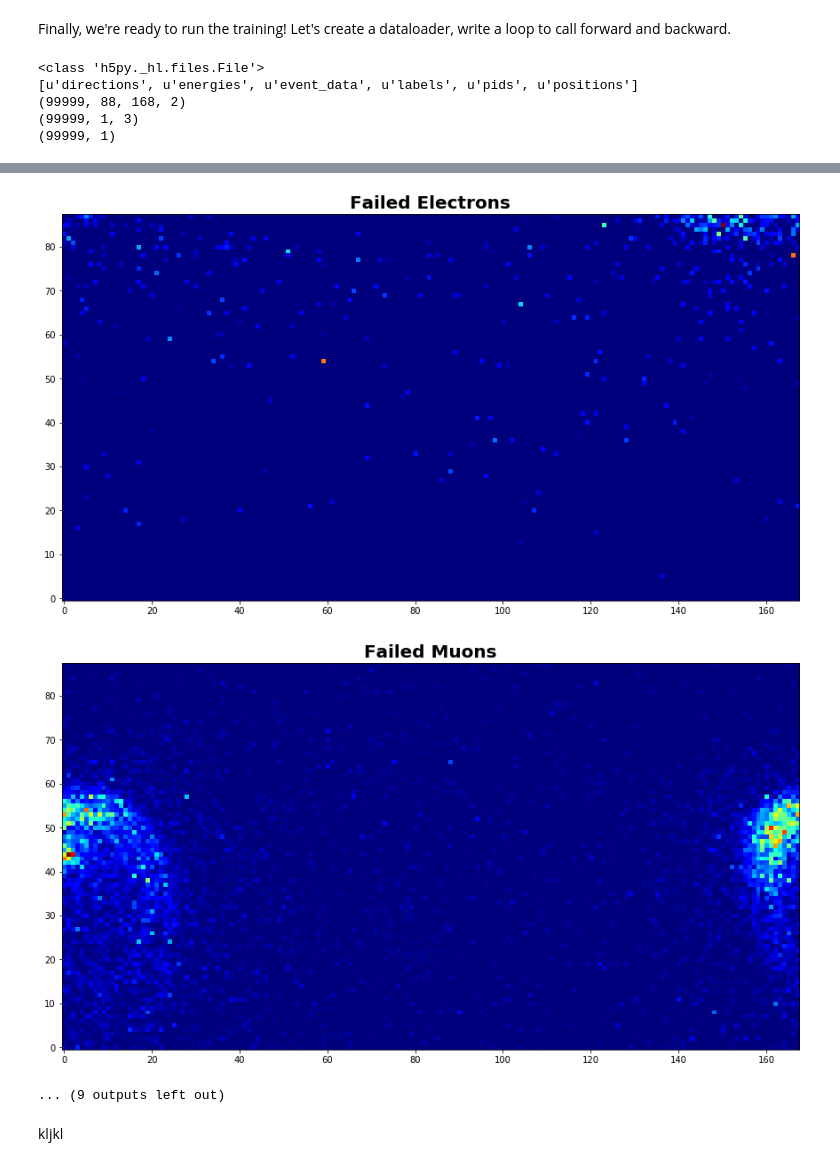
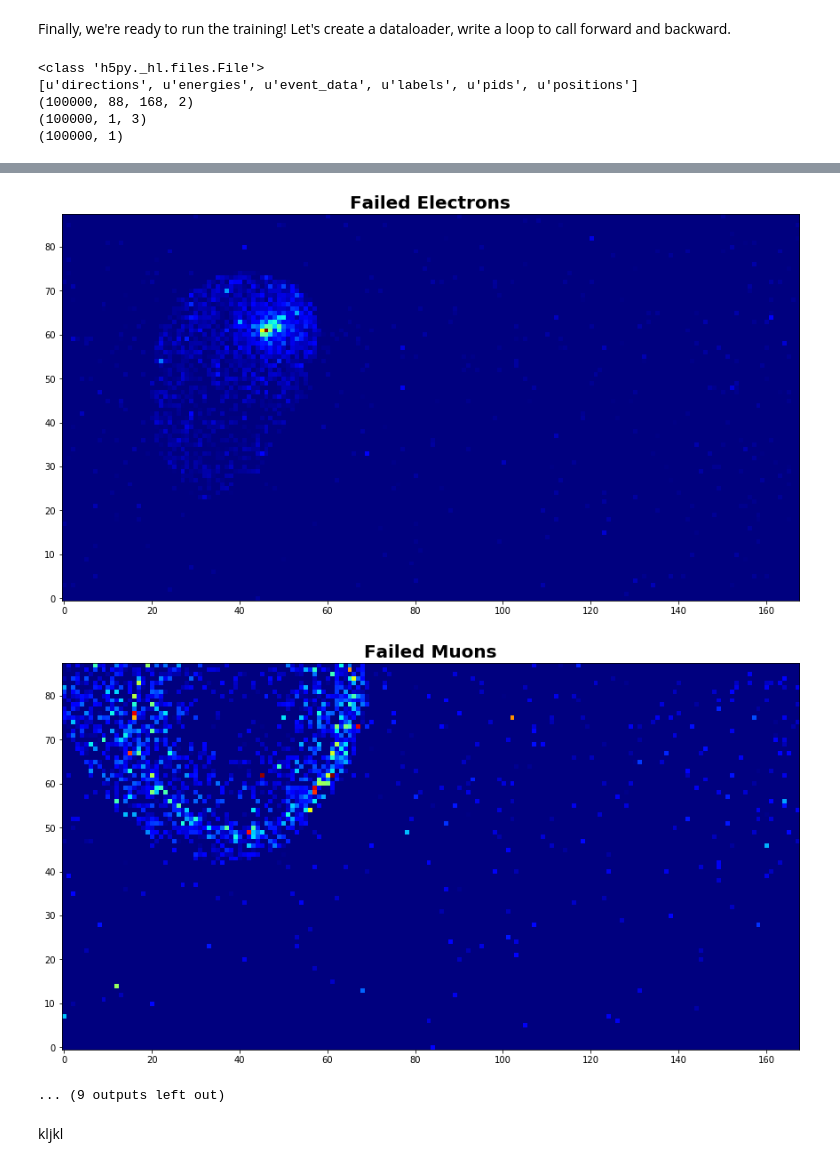
Before and after one commit to WatChMaL/UVicWorkshopPlayground, a Jupyter notebook: D/HKML_Plotting.ipynb, the cells around one changed output, grey strips where cells are left out. Saved outputs shown, nothing was run; the diff lists cells and outputs as text; code cells hidden in the pictures.

```diff
--- a/D/HKML_Plotting.ipynb
+++ b/D/HKML_Plotting.ipynb
@@ -19,7 +19,10 @@ from __future__ import print_function
 
 # Change if you want to open a different file
 #DATA_FILE_PATH='/data/hkml_data/IWCDgrid/varyE/e-/IWCDgrid_varyE_e-_R0cm_20-2000MeV_100evts_1.npz'
-DATA_FILE_PATH='/data/hkml_data/IWCDgrid/varyAll/e-/IWCDgrid_varyAll_e-_20-2000MeV_100k_v2.h5'
+#DATA_FILE_PATH='/data/hkml_data/IWCDgrid/varyAll/e-/IWCDgrid_varyAll_e-_20-2000MeV_100k_v2.h5'
+DATA_FILE_PATH='/data/hkml_data/IWCDgrid/varyAll/mu-/IWCDgrid_varyAll_mu-_20-2000MeV_100k_v2.h5'
+
+
 #DATA_DIRS=['/data/hkml_data/IWCDgrid/varyAll/e-','/data/hkml_data/IWCDgrid/varyAll/mu-']
 
 # Open file
@@ -39,9 +42,11 @@ print (f['energies'].shape)
 import matplotlib.pyplot as plt
 %matplotlib inline
 
+failed_events = [30957, 48590, 38780, 59796, 53657, 44295, 41495, 57406, 40309, 41134, 36736, 47123, 45455, 39177, 49799, 53374, 42994, 44798, 48026, 49787, 37977, 40721, 41535, 31482, 51904, 39549, 42536, 52167, 48831, 32893, 49895, 41934, 35865, 30725, 39795, 57567]
 
-failed_events = [36922, 32378, 35083, 33046, 35425, 31315, 31519, 36243, 33061, 38696, 38592, 34185, 39391, 34586, 31157, 37893, 35018, 34363, 38358, 33012, 30472, 30619, 30123, 36060, 34873, 38830, 32264, 39972, 34164, 32167, 33972, 39844, 33065, 39485, 30382, 30072, 33069, 36892, 37082, 35147, 35449, 35881, 31706, 35302, 31598, 32756, 39435, 31144, 39912, 34508, 36401, 31560, 37198, 35981, 35874, 30974, 37776, 35176, 37459, 31416, 34999]
-failed_events2 = [36876, 39799, 32521, 31268, 30019, 33943, 36679, 38508, 35996, 30631, 38216, 34214, 39136, 30378, 32060, 33111, 39139, 36773, 33592, 33108, 35515, 39424, 31303, 38652, 36047, 38175, 39296, 37459, 33892, 32877, 38481, 39200, 39245, 33016, 37316, 33548, 37824, 38710, 34138]
+
+failed_events2 = [41868, 32010, 45632, 36282, 54024, 37418, 53632, 35847, 39374, 33936, 43979, 38206, 32211, 55100, 42337, 39125, 48742, 48341, 50753, 59420, 30875, 49486, 36854, 57709, 40709, 48945, 57770, 45931, 42032, 41809, 55683, 57159, 41393, 53890, 34607, 46431, 58959, 58629, 53077, 30454, 47127, 31947, 40499, 36014, 33212, 41646, 55116, 58821, 46654, 44821, 47078, 56653, 33424, 52527, 50526, 33310, 54036, 58613, 55281, 51162, 52143, 45056, 30562, 56594]
+
 
 #Failed *** 12956 32957 1
 #Failed *** 5962 35961 0
@@ -85,6 +90,6 @@ f.close()
 # %% [output]
 <class 'h5py._hl.files.File'>
 [u'directions', u'energies', u'event_data', u'labels', u'pids', u'positions']
-(99999, 88, 168, 2)
-(99999, 1, 3)
-(99999, 1)
+(100000, 88, 168, 2)
+(100000, 1, 3)
+(100000, 1)
@@ -100,5 +105,5 @@ f.close()
-[figure, old version]
+[figure, new version]
-[figure, old version]
+[figure, new version]
 ... (9 outputs left out)
 # %% [markdown]
 kljkl
```
Also changed, not shown: parts of 1 cell of this notebook, 1 other file.
